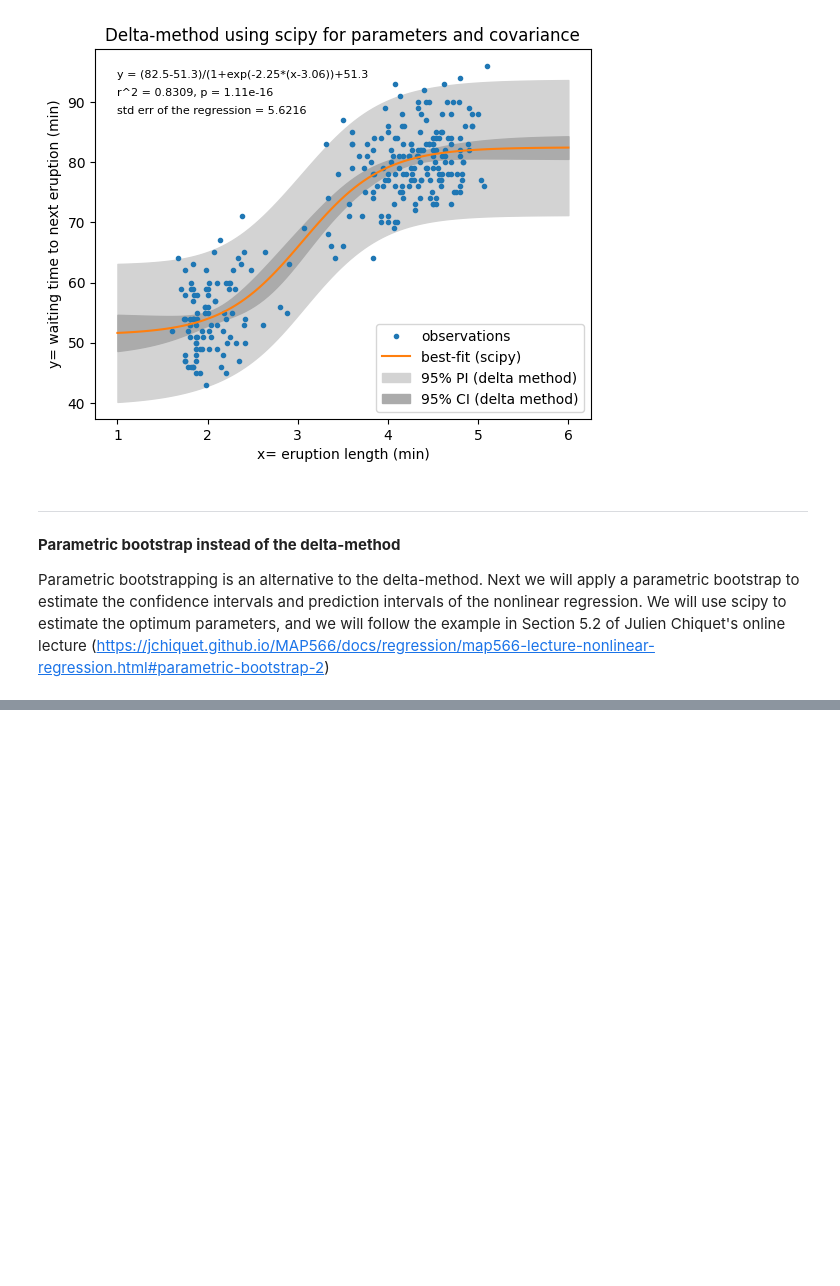
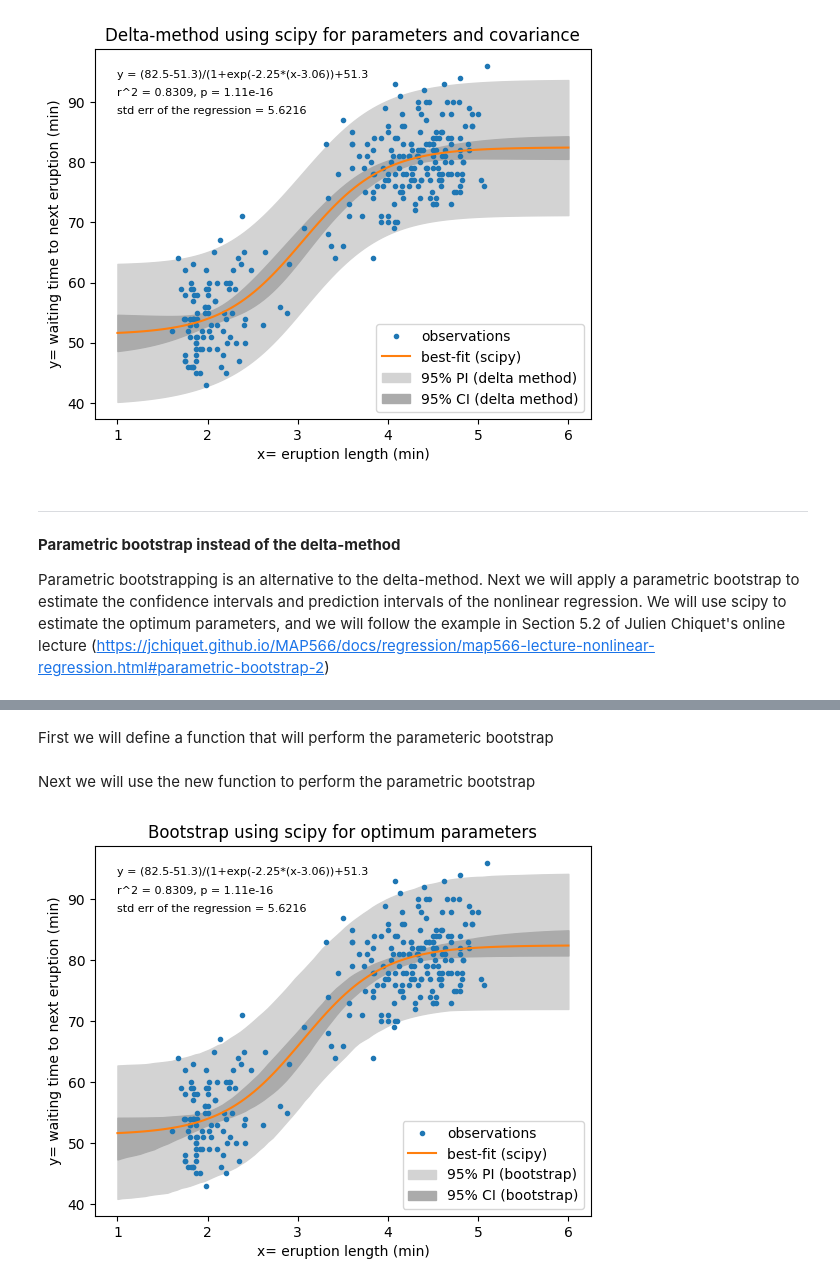
Before and after one commit to gjpelletier/delta_method, a Jupyter notebook: delta_method_sigmoid4.ipynb, the cells around one changed output, grey strips where cells are left out. Cells and saved outputs as stored; diff of their text form; code cells hidden in the pictures; blank space fills up the shorter version.

```diff
--- a/delta_method_sigmoid4.ipynb
+++ b/delta_method_sigmoid4.ipynb
@@ -533,0 +470,2 @@ plt.ticklabel_format(style='plain', axis='y')
+# %% [markdown]
+First we will define a function that will perform the parameteric bootstrap
@@ -533,0 +619,67 @@ plt.ticklabel_format(style='plain', axis='y')
+# %% [markdown]
+Next we will use the new function to perform the parametric bootstrap
+# %%
+# First we need to define the model function, f(x, …)for scipy.
+# It must take the independent variable as the first argument,
+# and the parameters to fit as separate remaining arguments.
+# Make sure that this function matches the previously defined functions
+def f_scipy(x, A, gamma, tau, S):
+    return (A-S) / ( 1 + exp(-gamma * (x - tau)) ) + S
+
+# Next we will make a numpy array of the initial parameter values to use with scipy.
+# Note that the guesses need to be approximately the same order of magnitude as the optimum values
+A_init = 90
+gamma_init = 2
+tau_init = 2
+S_init = 50
+p_init = np.array([A_init, gamma_init, tau_init, S_init])
+
+# Next we find the optimum best fit paramter array (popt) and variance-covariance matrix (pcov) from scipy
+# Note that we could also specify min and max bounds for each parameter with the bounds option
+popt, pcov = opt.curve_fit(f_scipy, x, y, p0=p_init, bounds=(-np.inf,np.inf))
+
+# Now we are ready to use the parameteric_bootstrap function to find the prediction interval and confidence interval
+# using the scipy estimates of popt with the inputs that we defined previously
+trials = 1000   # number of trials for bootstrap Monte Carlo
+b = parametric_bootstrap(popt,x_new,f,f_scipy,x,y,alpha,trials)
+
+# extract the output values from the delta-method output dictionary
+y_new = b['y_new']
+mc_lwr_conf = b['lwr_conf']
+mc_upr_conf = b['upr_conf']
+mc_lwr_pred = b['lwr_pred']
+mc_upr_pred = b['upr_pred']
+rsquared = b['rsquared']
+pvalue = b['pvalue']
+syx = b['syx']
+
+# make string values of fit stats and eqn for the plot labels
+pstr = '%.2e' %pvalue
+rsqstr = '%.4f' %rsquared
+b1str = '%.1f' %popt[0]
+b2str = '%.2f' %popt[1]
+b3str = '%.2f' %popt[2]
+b4str = '%.1f' %popt[3]
+syxstr = '%.4f' %syx
+eqnstr = 'y = (' + b1str + '-' + b4str + ')/(1+exp(-' + b2str + '*(x-' + b3str + '))+' + b4str
+
+# plot the results
+plt.figure()
+plt.plot(x, y, '.', label='observations')
+# plt.plot(x_new, y_new, '--k', label='best-fit (lmfit)',linewidth=4)    # lmfit solution of best fit
+plt.plot(x_new, y_new, '-', label='best-fit (scipy)')     # scipy solution of best fit
+# 95% prediction limits
+plt.fill_between(x_new, mc_lwr_pred, mc_upr_pred,color="#d3d3d3", label='95% PI (bootstrap)')
+# 95% confidence limits
+plt.fill_between(x_new, mc_lwr_conf, mc_upr_conf,color="#ABABAB", label='95% CI (bootstrap)')
+plt.legend(loc='lower right')
+plt.title('Bootstrap using scipy for optimum parameters')
+plt.xlabel('x= eruption length (min)')
+plt.ylabel('y= waiting time to next eruption (min)')
+plt.text(1.0, 94, eqnstr, fontsize = 8)
+plt.text(1.0, 91, 'r^2 = '+ rsqstr +', p = '+ pstr, fontsize = 8)
+plt.text(1.0, 88, 'std err of the regression = '+ syxstr, fontsize = 8)
+plt.ticklabel_format(style='plain', axis='y')
+# plt.ticklabel_format(style='sci', axis='y', scilimits=(0,0))
+# %% [output]
+[figure, added]
```
Also changed, not shown: parts of 3 cells of this notebook, 1 other file.
